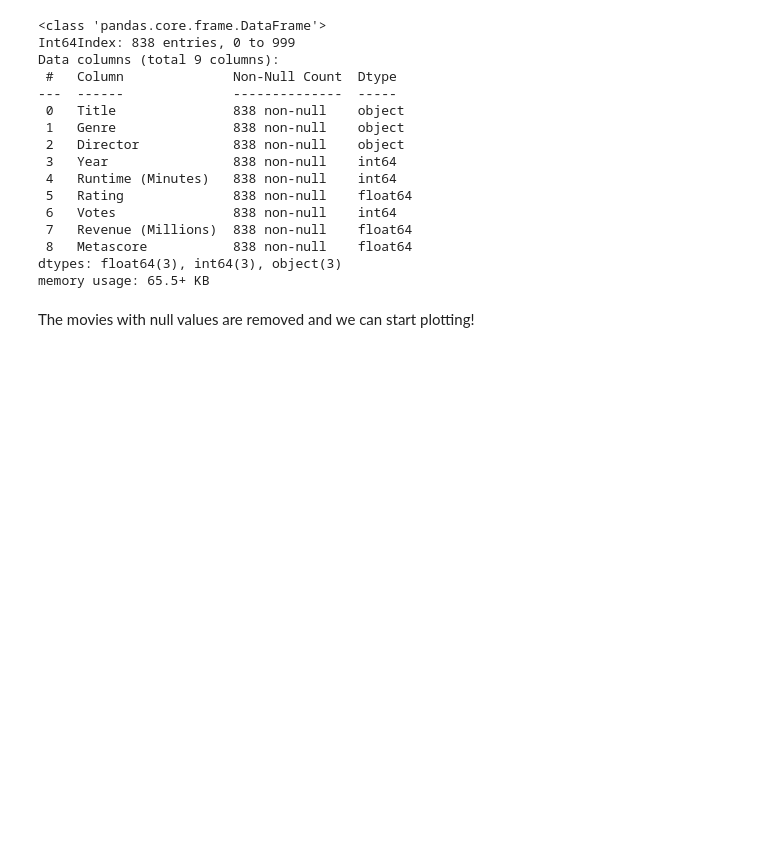
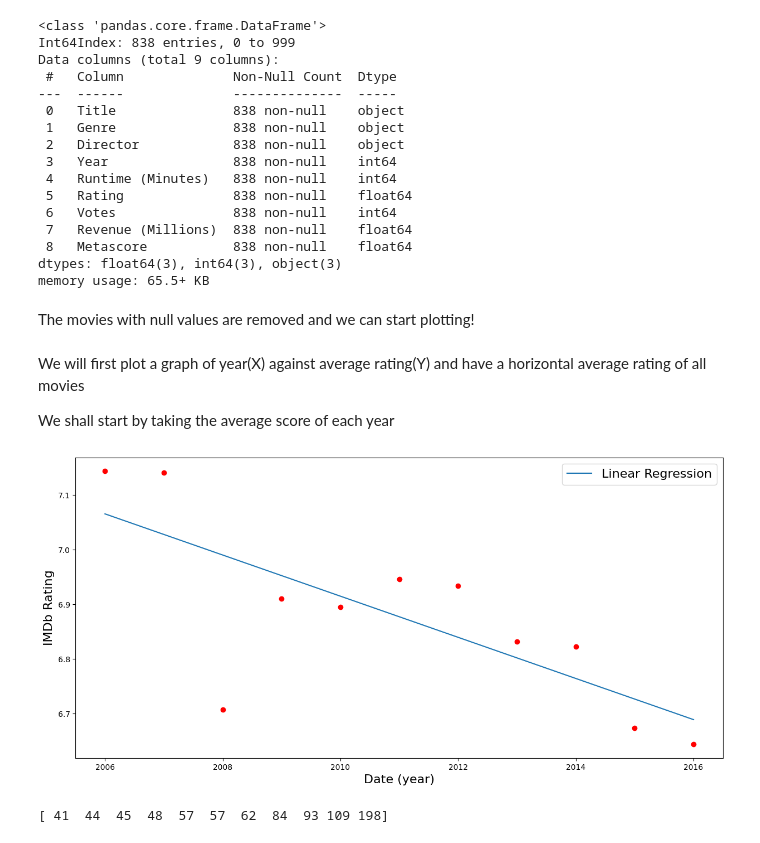
Before and after one commit to LinusTC/IMDBMovies, a Jupyter notebook: CW3.ipynb, the cells around one changed output. Cells and saved outputs as stored; diff of their text form; code cells hidden in the pictures; blank space fills up the shorter version.

Commit message:
Combined Year and Rating

```diff
--- a/CW3.ipynb
+++ b/CW3.ipynb
@@ -85,3 +87,51 @@ dtypes: float64(3), int64(3), object(3)
 memory usage: 65.5+ KB
 # %% [markdown]
 The movies with null values are removed and we can start plotting!
+# %% [markdown]
+We will first plot a graph of year(X) against average rating(Y) and have a horizontal average rating of all movies
+
+We shall start by taking the average score of each year
+# %%
+Year_Rating = data
+
+Year_Rating_2006 = round(Year_Rating[Year_Rating['Year'] == 2006]['Rating'].mean(), 3)
+Year_Rating_2007 = round(Year_Rating[Year_Rating['Year'] == 2007]['Rating'].mean(), 3)
+Year_Rating_2008 = round(Year_Rating[Year_Rating['Year'] == 2008]['Rating'].mean(), 3)
+Year_Rating_2009 = round(Year_Rating[Year_Rating['Year'] == 2009]['Rating'].mean(), 3)
+Year_Rating_2010 = round(Year_Rating[Year_Rating['Year'] == 2010]['Rating'].mean(), 3)
+Year_Rating_2011 = round(Year_Rating[Year_Rating['Year'] == 2011]['Rating'].mean(), 3)
+Year_Rating_2012 = round(Year_Rating[Year_Rating['Year'] == 2012]['Rating'].mean(), 3)
+Year_Rating_2013 = round(Year_Rating[Year_Rating['Year'] == 2013]['Rating'].mean(), 3)
+Year_Rating_2014 = round(Year_Rating[Year_Rating['Year'] == 2014]['Rating'].mean(), 3)
+Year_Rating_2015 = round(Year_Rating[Year_Rating['Year'] == 2015]['Rating'].mean(), 3)
+Year_Rating_2016 = round(Year_Rating[Year_Rating['Year'] == 2016]['Rating'].mean(), 3)
+
+#print(Year_Rating_2008)
+# %%
+index = py.array([2006, 2007,2008,2009,2010,2011,2012,2013,2014,2015,2016])
+
+Year_Rating_Y = py.array([Year_Rating_2006,Year_Rating_2007,Year_Rating_2008,Year_Rating_2009,Year_Rating_2010,Year_Rating_2011,Year_Rating_2012,Year_Rating_2013,Year_Rating_2014,Year_Rating_2015,Year_Rating_2016])
+# %%
+fig, ax1 = plt.subplots(figsize=(15, 7))
+
+a, b = py.polyfit(index, Year_Rating_Y, 1)
+
+plt.xlabel('Date (year)', fontsize = 16)
+plt.ylabel('IMDb Rating', fontsize = 16)
+
+plt.plot(index, a*index+b)
+plt.scatter(index, Year_Rating_Y, color='red')
+plt.legend(['Linear Regression'], loc='upper right', prop={'size': 16})
+
+
+plt.show()
+# %% [output]
+[figure, added]
+# %%
+Year_Number = data
+
+Year_Number = py.flip(py.array(Year_Number['Year'].value_counts()))
+
+print (Year_Number)
+# %% [output]
+[ 41  44  45  48  57  57  62  84  93 109 198]
```
Also changed, not shown: parts of 3 cells of this notebook.
